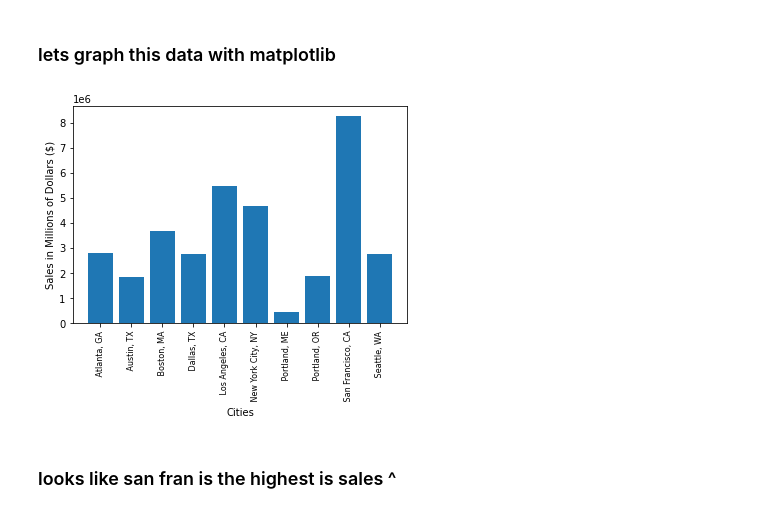
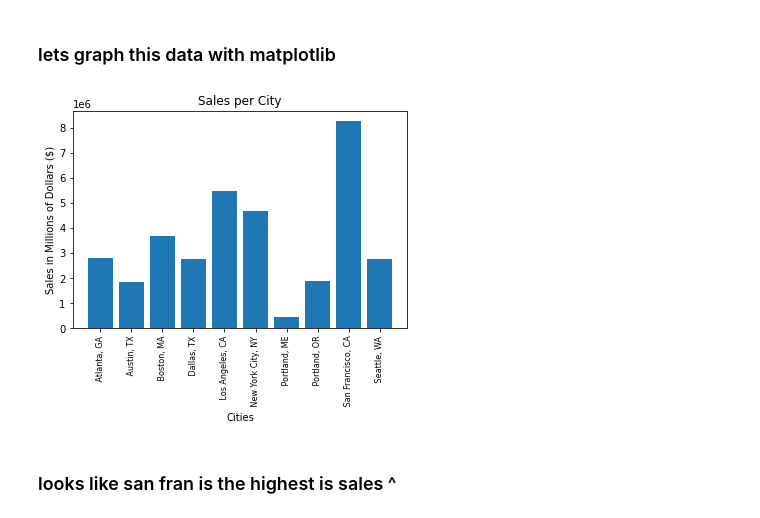
Before and after one commit to Benjamin7991/Pandas-Data-Science-Tasks, a Jupyter notebook: SalesAnalysis/My_data_analysis.ipynb, the cells around one changed output. Cells and saved outputs as stored; diff of their text form; code cells hidden in the pictures.

Commit message:
More graphs and analysis

```diff
--- a/SalesAnalysis/My_data_analysis.ipynb
+++ b/SalesAnalysis/My_data_analysis.ipynb
@@ -123,16 +123,16 @@ result = df.groupby(['City']).sum()
 # %%
 import matplotlib.pyplot as plt
 
 cities = [city for city, df in df.groupby('City')]
 
 plt.bar(cities, result["Sales"])
 plt.xticks(cities, rotation='vertical', size=8)
 plt.xlabel('Cities')
 plt.ylabel('Sales in Millions of Dollars ($)')
-
+plt.title('Sales per City')
 plt.show()
 # %% [output]
-[figure, old version]
+[figure, new version]
 # %% [markdown]
 ### looks like san fran is the highest is sales ^
 # %% [markdown]
```
Also changed, not shown: parts of 13 cells of this notebook.
